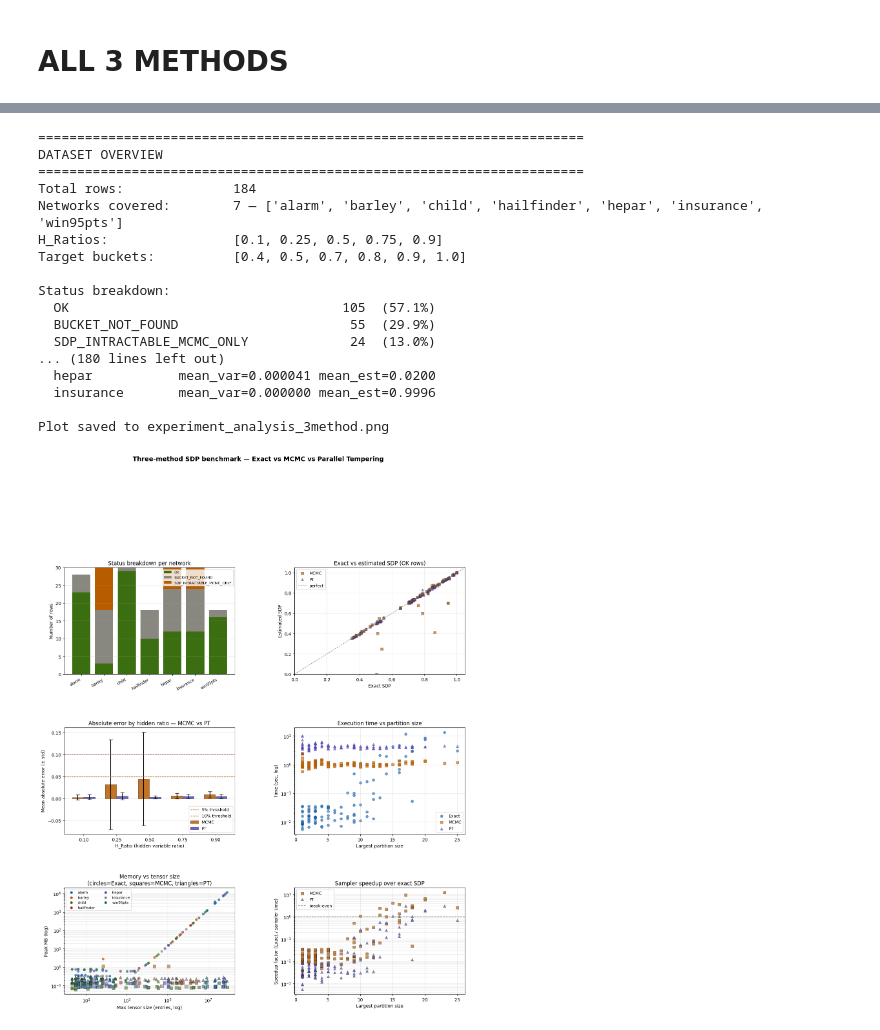
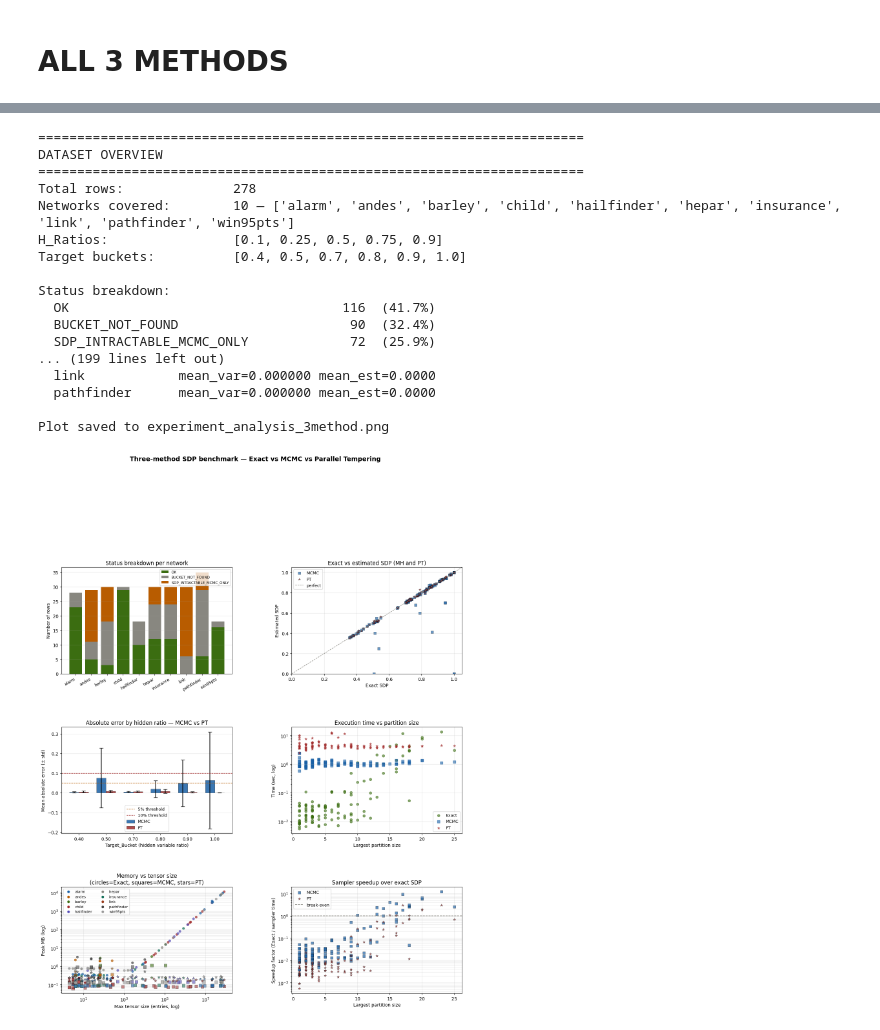
Before and after one commit to jpafcampos/explaining-BNs, a Jupyter notebook: src/benchmark_results_analysis.ipynb, the cells around one changed output, grey strips where cells are left out. Drawn from its saved outputs; the diff is of its cells as text; code cells hidden in the pictures.

```diff
--- a/src/benchmark_results_analysis.ipynb
+++ b/src/benchmark_results_analysis.ipynb
@@ -734,14 +734,14 @@ CORAL  = '#993C1D'
 
 # Method-level palette (consistent across panels)
 METHOD_COLORS = {
-    'Exact': BLUE,
-    'MCMC':  AMBER,
-    'PT':    PURP,
+    'Exact': GREEN,
+    'MH':    BLUE,
+    'PT':    RED,
 }
 METHOD_MARKERS = {
     'Exact': 'o',
-    'MCMC':  's',
-    'PT':    '^',
+    'MH':  's',
+    'PT':    '*',
 }
 
 STATUS_COLORS = {
@@ -986,7 +986,7 @@ if 'PT_Variance' in intract.columns and intract['PT_Variance'].notna().any():
                   f"mean_est={grp['PT_Mean_SDP'].mean():.4f}")
 
 # ============================================================
-# PLOTS BONITOS — 5×2 grid (10 panels)
+# PLOTS BONITOS
 # ============================================================
 fig = plt.figure(figsize=(16, 30))
 fig.patch.set_facecolor('white')
@@ -1019,8 +1019,8 @@ ax1.grid(True, alpha=0.3, axis='y')
 # ── 2. Exact vs MCMC and PT (single panel, two series) ───────
 ax2 = fig.add_subplot(gs[0, 1])
 ax2.scatter(ok['Exact_SDP'], ok['MCMC_Mean_SDP'],
-            color=METHOD_COLORS['MCMC'], alpha=0.65, s=30,
-            marker=METHOD_MARKERS['MCMC'], label='MCMC',
+            color=METHOD_COLORS['MH'], alpha=0.65, s=30,
+            marker=METHOD_MARKERS['MH'], label='MCMC',
             edgecolors='black', linewidths=0.4)
 if 'PT_Mean_SDP' in ok.columns and ok['PT_Mean_SDP'].notna().any():
     ax2.scatter(ok['Exact_SDP'], ok['PT_Mean_SDP'],
@@ -1031,27 +1031,27 @@ lims = [0, 1.05]
 ax2.plot(lims, lims, color=GRAY, ls='--', lw=1, label='perfect')
 ax2.set_xlabel('Exact SDP')
 ax2.set_ylabel('Estimated SDP')
-ax2.set_title('Exact vs estimated SDP (OK rows)')
+ax2.set_title('Exact vs estimated SDP (MH and PT)')
 ax2.legend(fontsize=9)
 ax2.grid(True, alpha=0.3)
 ax2.set_xlim(lims); ax2.set_ylim(lims)
 
 # ── 3. Absolute error by H_Ratio — MCMC vs PT side by side ───
 ax3 = fig.add_subplot(gs[1, 0])
-h_vals    = sorted(ok['H_Ratio'].unique())
+h_vals    = sorted(ok['Target_Bucket'].unique())
 n_h       = len(h_vals)
 positions = np.arange(n_h)
 width     = 0.35
 
-mcmc_means = [ok[ok['H_Ratio'] == h]['Absolute_Error'].mean() for h in h_vals]
-mcmc_stds  = [ok[ok['H_Ratio'] == h]['Absolute_Error'].std()  for h in h_vals]
+mcmc_means = [ok[ok['Target_Bucket'] == h]['Absolute_Error'].mean() for h in h_vals]
+mcmc_stds  = [ok[ok['Target_Bucket'] == h]['Absolute_Error'].std()  for h in h_vals]
 ax3.bar(positions - width/2, mcmc_means, width, yerr=mcmc_stds,
-        color=METHOD_COLORS['MCMC'], alpha=0.85, capsize=4,
+        color=METHOD_COLORS['MH'], alpha=0.85, capsize=4,
         edgecolor='black', linewidth=0.4, label='MCMC')
 
 if 'PT_Absolute_Error' in ok.columns and ok['PT_Absolute_Error'].notna().any():
-    pt_means = [ok[ok['H_Ratio'] == h]['PT_Absolute_Error'].mean() for h in h_vals]
-    pt_stds  = [ok[ok['H_Ratio'] == h]['PT_Absolute_Error'].std()  for h in h_vals]
+    pt_means = [ok[ok['Target_Bucket'] == h]['PT_Absolute_Error'].mean() for h in h_vals]
+    pt_stds  = [ok[ok['Target_Bucket'] == h]['PT_Absolute_Error'].std()  for h in h_vals]
     ax3.bar(positions + width/2, pt_means, width, yerr=pt_stds,
             color=METHOD_COLORS['PT'], alpha=0.85, capsize=4,
             edgecolor='black', linewidth=0.4, label='PT')
@@ -1060,7 +1060,7 @@ ax3.axhline(0.05, color=AMBER, ls='--', lw=1, label='5% threshold')
 ax3.axhline(0.10, color=RED,   ls='--', lw=1, label='10% threshold')
 ax3.set_xticks(positions)
 ax3.set_xticklabels([f'{h:.2f}' for h in h_vals])
-ax3.set_xlabel('H_Ratio (hidden variable ratio)')
+ax3.set_xlabel('Target_Bucket (hidden variable ratio)')
 ax3.set_ylabel('Mean absolute error (± std)')
 ax3.set_title('Absolute error by hidden ratio — MCMC vs PT')
 ax3.legend(fontsize=9)
@@ -1072,8 +1072,8 @@ ax4.scatter(ok['Max_Partition_Size'], ok['Exact_Time_sec'],
             color=METHOD_COLORS['Exact'], alpha=0.6, s=30,
             marker=METHOD_MARKERS['Exact'], label='Exact')
 ax4.scatter(ok['Max_Partition_Size'], ok['MCMC_Avg_Time_sec'],
-            color=METHOD_COLORS['MCMC'], alpha=0.6, s=30,
-            marker=METHOD_MARKERS['MCMC'], label='MCMC')
+            color=METHOD_COLORS['MH'], alpha=0.6, s=30,
+            marker=METHOD_MARKERS['MH'], label='MCMC')
 if 'PT_Avg_Time_sec' in ok.columns and ok['PT_Avg_Time_sec'].notna().any():
     ax4.scatter(ok['Max_Partition_Size'], ok['PT_Avg_Time_sec'],
                 color=METHOD_COLORS['PT'], alpha=0.6, s=30,
@@ -1093,7 +1093,7 @@ ax5.scatter(ok['Max_Tensor_Size'], ok['Exact_Mem_MB_Python'] + eps,
             marker=METHOD_MARKERS['Exact'])
 ax5.scatter(ok['Max_Tensor_Size'], ok['MCMC_Mem_MB_Python'] + eps,
             c=[net_colors[n] for n in ok['Network']], alpha=0.6, s=44,
-            marker=METHOD_MARKERS['MCMC'], edgecolors='black', linewidths=0.5)
+            marker=METHOD_MARKERS['MH'], edgecolors='black', linewidths=0.5)
 if 'PT_Mem_MB_Python' in ok.columns and ok['PT_Mem_MB_Python'].notna().any():
     pt_mem_ok = ok[ok['PT_Mem_MB_Python'].notna()]
     ax5.scatter(pt_mem_ok['Max_Tensor_Size'], pt_mem_ok['PT_Mem_MB_Python'] + eps,
@@ -1102,7 +1102,7 @@ if 'PT_Mem_MB_Python' in ok.columns and ok['PT_Mem_MB_Python'].notna().any():
 ax5.set_xscale('log'); ax5.set_yscale('log')
 ax5.set_xlabel('Max tensor size (entries, log)')
 ax5.set_ylabel('Peak MB (log)')
-ax5.set_title('Memory vs tensor size\n(circles=Exact, squares=MCMC, triangles=PT)')
+ax5.set_title('Memory vs tensor size\n(circles=Exact, squares=MCMC, stars=PT)')
 for net in networks:
     ax5.scatter([], [], color=net_colors[net], label=net, s=22)
 ax5.legend(fontsize=8, ncol=2)
@@ -1113,46 +1113,46 @@ ax6 = fig.add_subplot(gs[2, 1])
 ok_sp = ok.copy()
 ok_sp['mcmc_speedup'] = ok_sp['Exact_Time_sec'] / ok_sp['MCMC_Avg_Time_sec']
 ax6.scatter(ok_sp['Max_Partition_Size'], ok_sp['mcmc_speedup'],
-            color=METHOD_COLORS['MCMC'], alpha=0.7, s=35,
-            marker=METHOD_MARKERS['MCMC'], label='MCMC',
+            color=METHOD_COLORS['MH'], alpha=0.7, s=35,
+            marker=METHOD_MARKERS['MH'], label='MCMC',
             edgecolors='black', linewidths=0.4)
 if 'PT_Avg_Time_sec' in ok.columns and ok['PT_Avg_Time_sec'].notna().any():
     ok_sp['pt_speedup'] = ok_sp['Exact_Time_sec'] / ok_sp['PT_Avg_Time_sec']
     ax6.scatter(ok_sp['Max_Partition_Size'], ok_sp['pt_speedup'],
                 color=METHOD_COLORS['PT'], alpha=0.7, s=35,
                 marker=METHOD_MARKERS['PT'], label='PT',
                 edgecolors='black', linewidths=0.4)
 ax6.axhline(1.0, color=GRAY, ls='--', lw=1.2, label='break-even')
 ax6.set_xlabel('Largest partition size')
 ax6.set_ylabel('Speedup factor (Exact / sampler time)')
 ax6.set_title('Sampler speedup over exact SDP')
 ax6.set_yscale('log')
 ax6.legend(fontsize=9)
 ax6.grid(True, alpha=0.3, which='both')
 
 
 fig.suptitle('Three-method SDP benchmark — Exact vs MCMC vs Parallel Tempering',
              fontsize=14, fontweight='bold', y=0.995)
 plt.savefig('experiment_analysis_3method.png', dpi=150,
             bbox_inches='tight', facecolor='white')
 print("\nPlot saved to experiment_analysis_3method.png")
 plt.show()
 # %% [output]
 ======================================================================
 DATASET OVERVIEW
 ======================================================================
-Total rows:              184
-Networks covered:        7 — ['alarm', 'barley', 'child', 'hailfinder', 'hepar', 'insurance', 'win95pts']
+Total rows:              278
+Networks covered:        10 — ['alarm', 'andes', 'barley', 'child', 'hailfinder', 'hepar', 'insurance', 'link', 'pathfinder', 'win95pts']
 H_Ratios:                [0.1, 0.25, 0.5, 0.75, 0.9]
 Target buckets:          [0.4, 0.5, 0.7, 0.8, 0.9, 1.0]
 
 Status breakdown:
-  OK                                   105  (57.1%)
-  BUCKET_NOT_FOUND                      55  (29.9%)
-  SDP_INTRACTABLE_MCMC_ONLY             24  (13.0%)
-... (180 lines left out)
-  hepar           mean_var=0.000041 mean_est=0.0200
-  insurance       mean_var=0.000000 mean_est=0.9996
+  OK                                   116  (41.7%)
+  BUCKET_NOT_FOUND                      90  (32.4%)
+  SDP_INTRACTABLE_MCMC_ONLY             72  (25.9%)
+... (199 lines left out)
+  link            mean_var=0.000000 mean_est=0.0000
+  pathfinder      mean_var=0.000000 mean_est=0.0000
 
 Plot saved to experiment_analysis_3method.png
-[figure, old version]
+[figure, new version]
```
Also changed, not shown: parts of 1 cell of this notebook, 6 other files.
